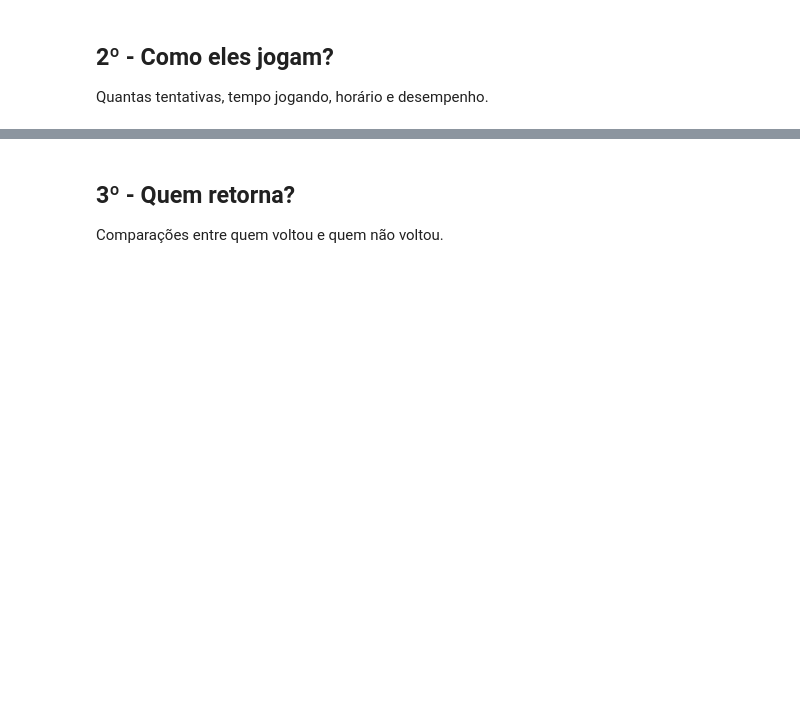
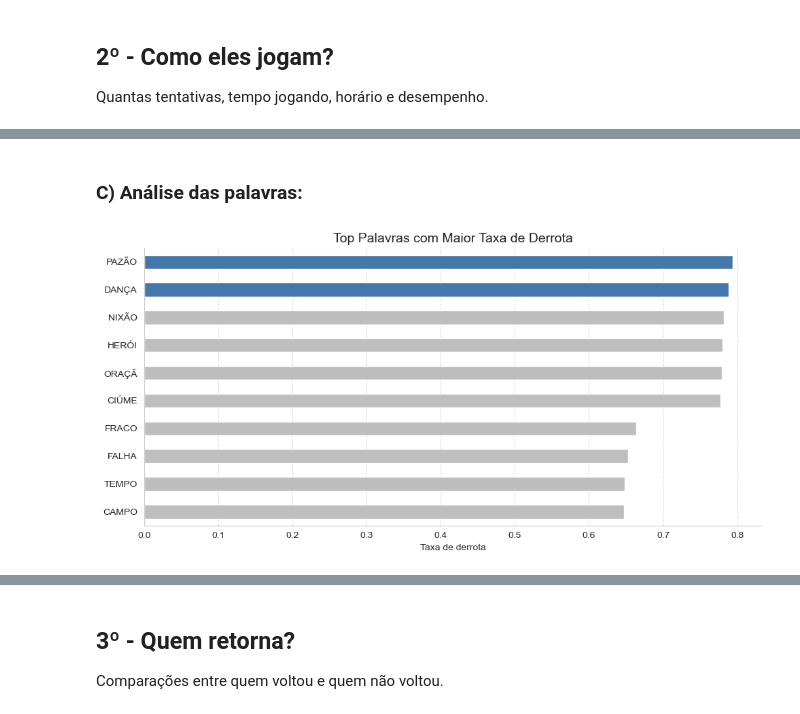
Before and after one commit to Fernandonneto/Case_Processo_Seletivo_-_Analista_de_Dados_Produto_-_Growth, a Jupyter notebook: II_Etapa_-_Analise_exploratoria_dados.ipynb, the cells around one changed output, grey strips where cells are left out. Cells and saved outputs as stored; diff of their text form; code cells hidden in the pictures; blank space fills up the shorter version.

```diff
--- a/II_Etapa_-_Analise_exploratoria_dados.ipynb
+++ b/II_Etapa_-_Analise_exploratoria_dados.ipynb
@@ -297,0 +402,50 @@ Quantas tentativas, tempo jogando, horário e desempenho.
+# %% [markdown]
+### C) Análise das palavras:
+# %%
+def plot_top_loss_words(df, top_n=10):
+    """
+    Gera automaticamente o ranking das palavras com maior taxa de derrota (Lose)
+    e plota o gráfico já estilizado
+    """
+
+    # Padroniza resultado
+    df = df.copy()
+    df['result'] = df['result'].str.lower()
+
+    # Calcula taxa de derrota
+    loss_rate = (
+        df.groupby('word')['result']
+        .apply(lambda x: (x == 'lose').mean())
+        .sort_values(ascending=False)
+        .head(top_n)
+    )
+
+    # Define cores (paleta padrão)
+    cores = [PALETA["cinza"]] * len(loss_rate)
+    cores[0] = PALETA["azul"]
+    cores[1] = PALETA["azul"]
+
+    # Plot
+    ax = loss_rate.sort_values().plot(
+        kind='barh',
+        color=cores[::-1],  # mantém ranking correto visualmente
+        edgecolor='white',
+        figsize=(10, 5)
+    )
+
+    ax.set_title('Top Palavras com Maior Taxa de Derrota', fontsize=14)
+    ax.set_xlabel('Taxa de derrota')
+    ax.set_ylabel('')
+
+    ax.grid(axis='x', linestyle='--', alpha=0.6)
+    ax.grid(axis='y', visible=False)
+
+    ax.spines['top'].set_visible(False)
+    ax.spines['right'].set_visible(False)
+
+    plt.tight_layout()
+    plt.show()
+
+plot_top_loss_words(df)
+# %% [output]
+[figure, added]
```
Also changed, not shown: parts of 36 cells of this notebook, 1 other file.
